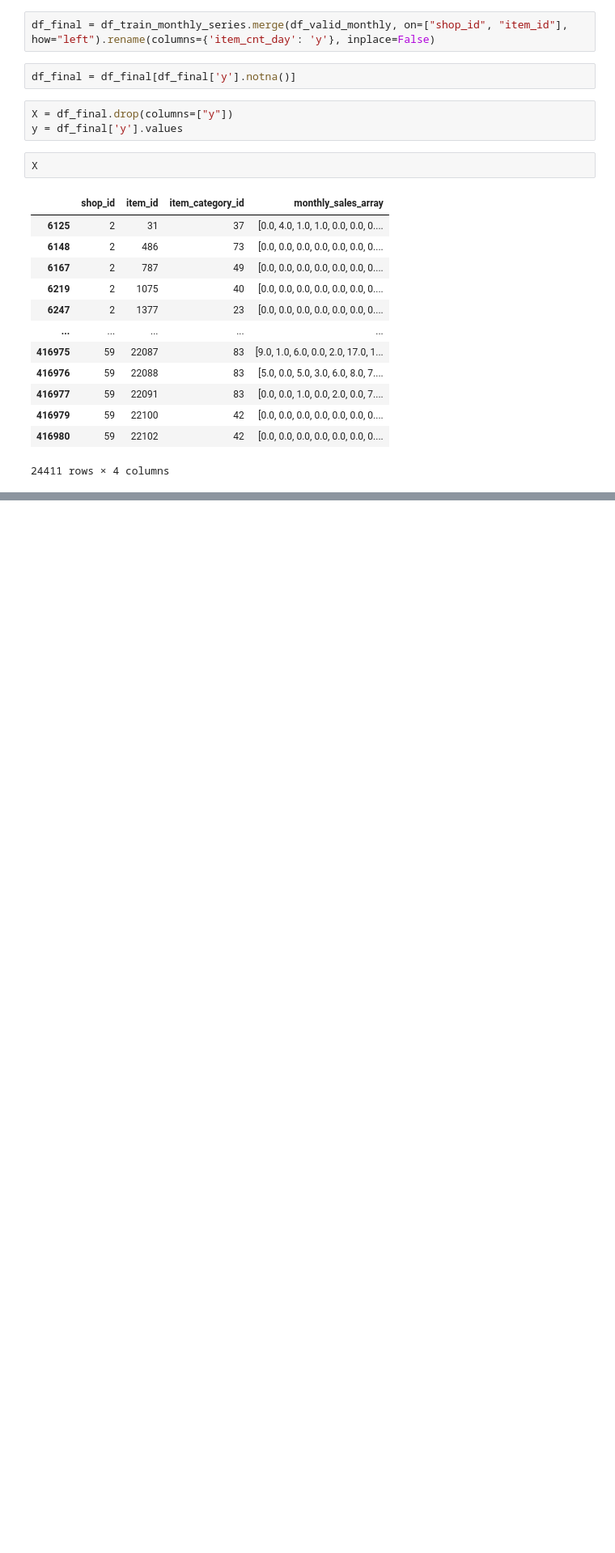
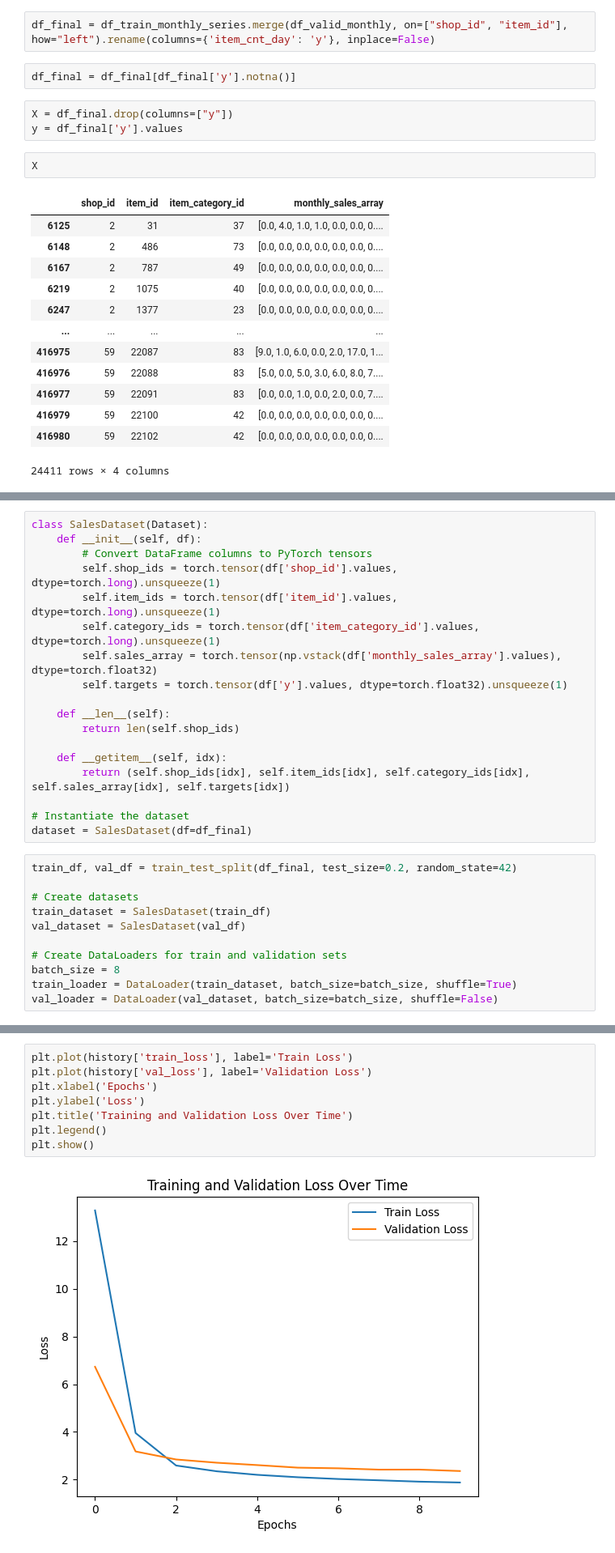
Before and after one commit to milymilek/sales-forecasting, a Jupyter notebook: notebooks/data_processing.ipynb, the cells around one changed output, grey strips where cells are left out. Shown at 81% size. Saved outputs shown, nothing was run; the diff lists cells and outputs as text; blank space fills up the shorter version.

Commit message:
basic model training

```diff
--- a/notebooks/data_processing.ipynb
+++ b/notebooks/data_processing.ipynb
@@ -154,0 +209,29 @@ X
+# %%
+class SalesDataset(Dataset):
+    def __init__(self, df):
+        # Convert DataFrame columns to PyTorch tensors
+        self.shop_ids = torch.tensor(df['shop_id'].values, dtype=torch.long).unsqueeze(1)
+        self.item_ids = torch.tensor(df['item_id'].values, dtype=torch.long).unsqueeze(1)
+        self.category_ids = torch.tensor(df['item_category_id'].values, dtype=torch.long).unsqueeze(1)
+        self.sales_array = torch.tensor(np.vstack(df['monthly_sales_array'].values), dtype=torch.float32)
+        self.targets = torch.tensor(df['y'].values, dtype=torch.float32).unsqueeze(1)
+
+    def __len__(self):
+        return len(self.shop_ids)
+
+    def __getitem__(self, idx):
+        return (self.shop_ids[idx], self.item_ids[idx], self.category_ids[idx], self.sales_array[idx], self.targets[idx])
+
+# Instantiate the dataset
+dataset = SalesDataset(df=df_final)
+# %%
+train_df, val_df = train_test_split(df_final, test_size=0.2, random_state=42)
+
+# Create datasets
+train_dataset = SalesDataset(train_df)
+val_dataset = SalesDataset(val_df)
+
+# Create DataLoaders for train and validation sets
+batch_size = 8
+train_loader = DataLoader(train_dataset, batch_size=batch_size, shuffle=True)
+val_loader = DataLoader(val_dataset, batch_size=batch_size, shuffle=False)
@@ -154,0 +329,10 @@ X
+# %%
+plt.plot(history['train_loss'], label='Train Loss')
+plt.plot(history['val_loss'], label='Validation Loss')
+plt.xlabel('Epochs')
+plt.ylabel('Loss')
+plt.title('Training and Validation Loss Over Time')
+plt.legend()
+plt.show()
+# %% [output]
+[figure, added]
```
Also changed, not shown: parts of 9 cells of this notebook, 2 other files.
